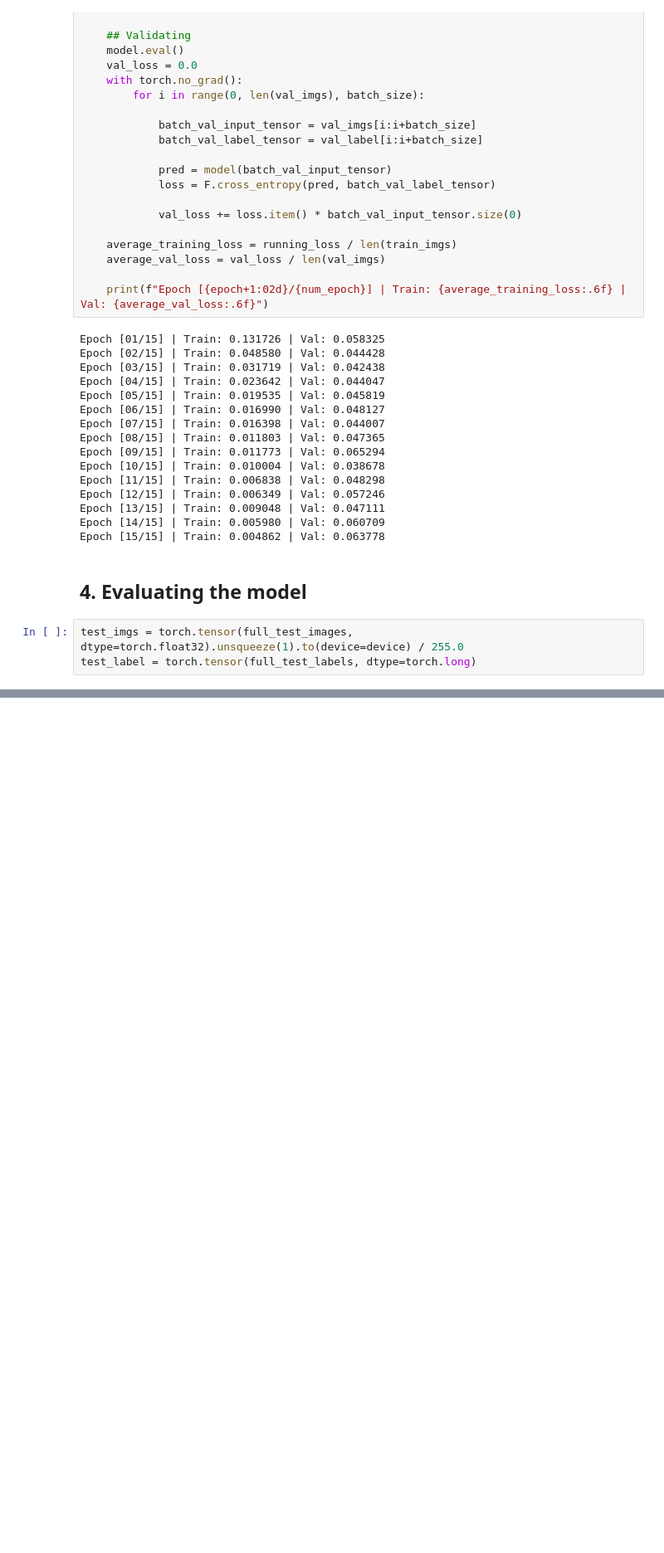
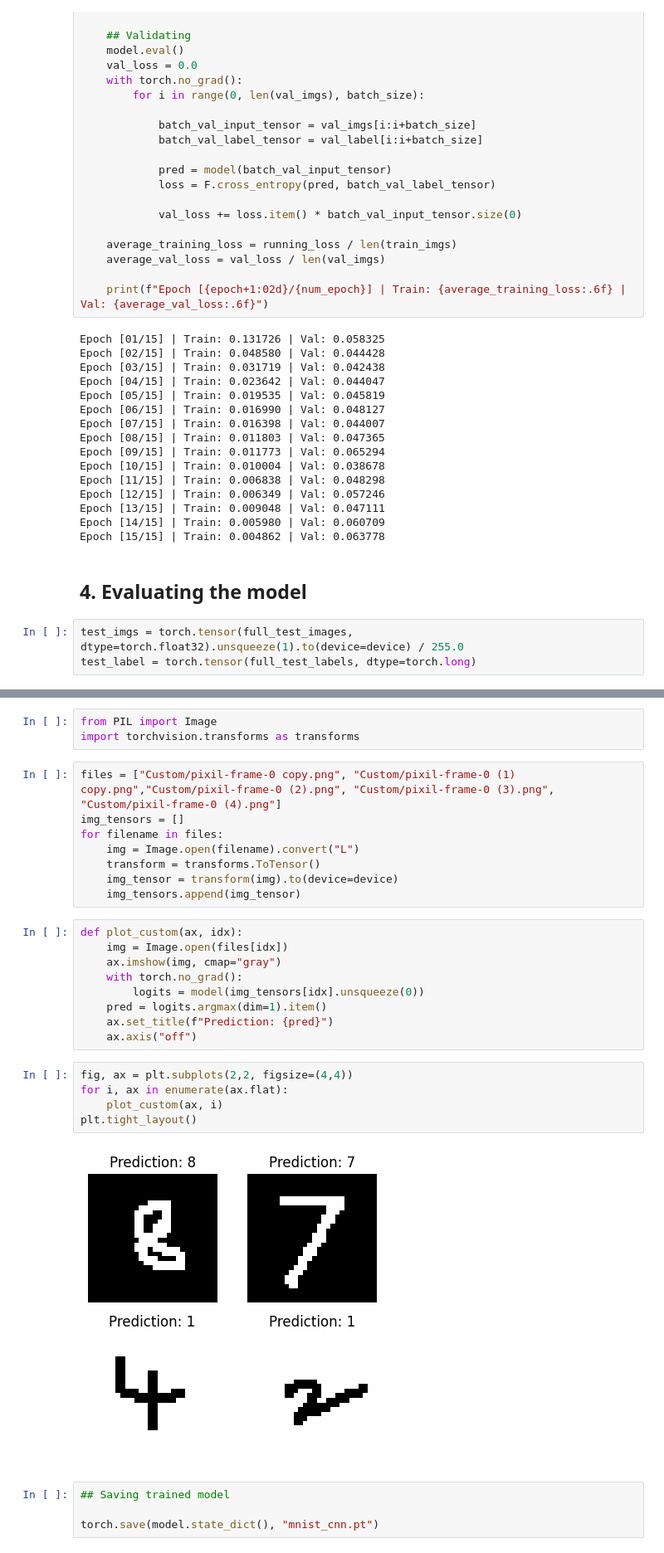
Before and after one commit to anakin-1181/machine-learning-notebook, a Jupyter notebook: Learning/cnn.ipynb, the cells around one changed output, grey strips where cells are left out. Shown at 83% size. Cells and saved outputs as stored; diff of their text form; blank space fills up the shorter version.

```diff
--- a/Learning/cnn.ipynb
+++ b/Learning/cnn.ipynb
@@ -226,0 +229,31 @@ plt.tight_layout()
+# %%
+from PIL import Image
+import torchvision.transforms as transforms
+# %%
+files = ["Custom/pixil-frame-0 copy.png", "Custom/pixil-frame-0 (1) copy.png","Custom/pixil-frame-0 (2).png", "Custom/pixil-frame-0 (3).png", "Custom/pixil-frame-0 (4).png"]
+img_tensors = []
+for filename in files:
+    img = Image.open(filename).convert("L")
+    transform = transforms.ToTensor()
+    img_tensor = transform(img).to(device=device)
+    img_tensors.append(img_tensor)
+# %%
+def plot_custom(ax, idx):
+    img = Image.open(files[idx])
+    ax.imshow(img, cmap="gray")
+    with torch.no_grad():
+        logits = model(img_tensors[idx].unsqueeze(0))
+    pred = logits.argmax(dim=1).item()
+    ax.set_title(f"Prediction: {pred}")
+    ax.axis("off")
+# %%
+fig, ax = plt.subplots(2,2, figsize=(4,4))
+for i, ax in enumerate(ax.flat):
+    plot_custom(ax, i)
+plt.tight_layout()
+# %% [output]
+[figure, added]
+# %%
+## Saving trained model
+
+torch.save(model.state_dict(), "mnist_cnn.pt")
```
Also changed, not shown: parts of 3 cells of this notebook, 8 other files.
